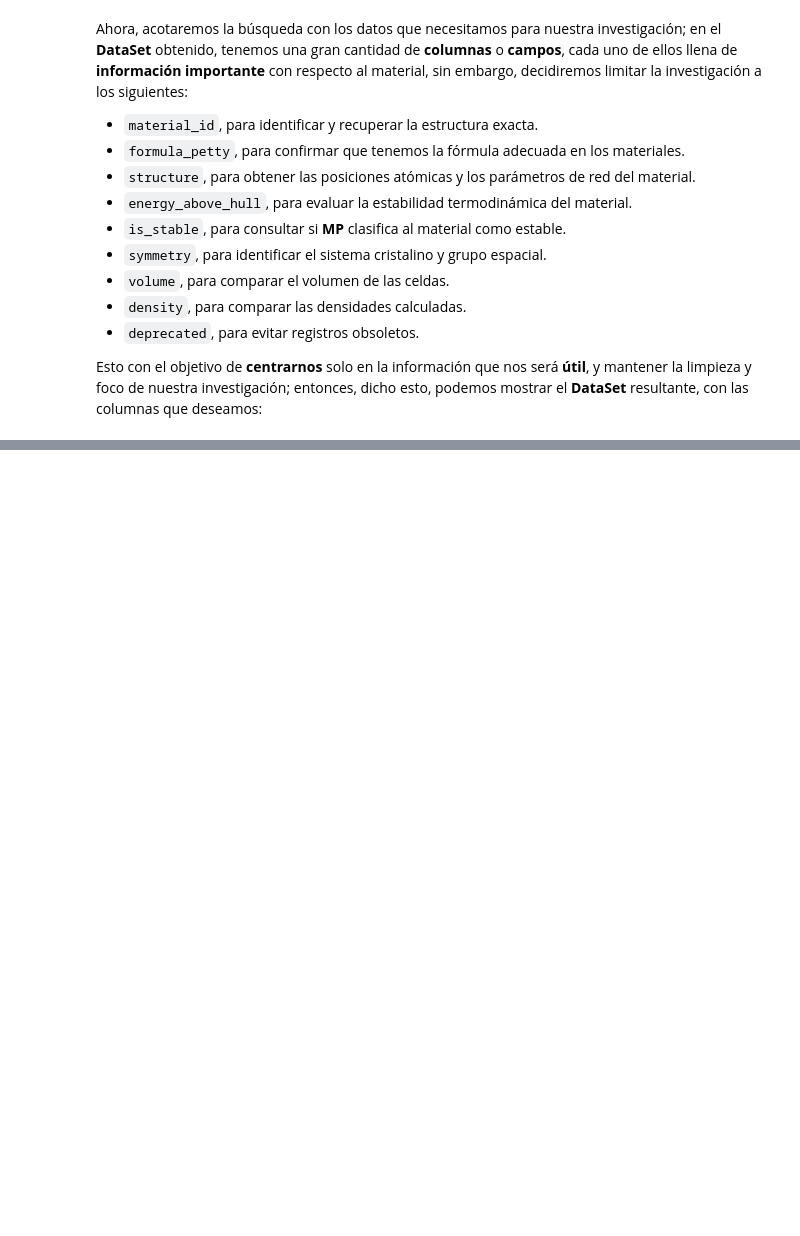
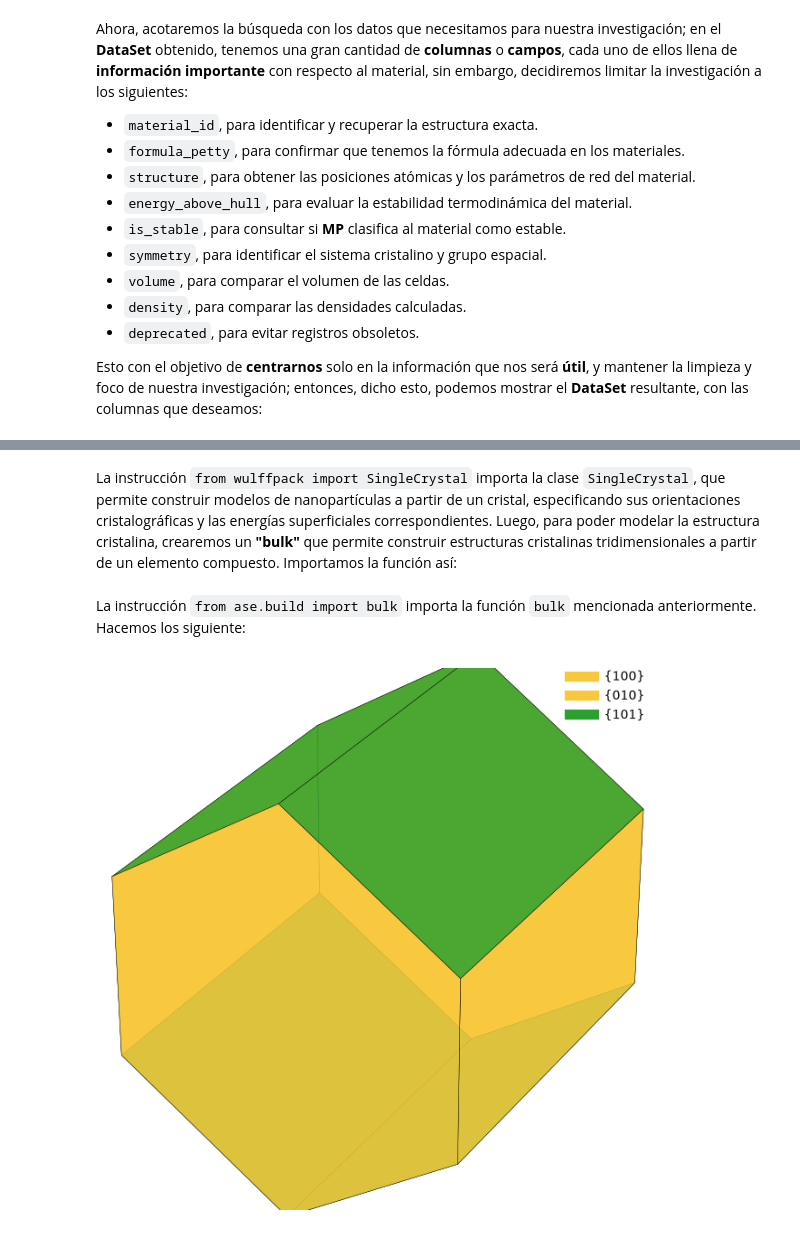
Before and after one commit to nicolascuellosuarez/HydrogenStorage, a Jupyter notebook: src/Minería y Análisis de Materiales para el Almacenamiento de Hidrógeno.ipynb, the cells around one changed output, grey strips where cells are left out. Cells and saved outputs as stored; diff of their text form; code cells hidden in the pictures; blank space fills up the shorter version.

```diff
--- a/src/Minería y Análisis de Materiales para el Almacenamiento de Hidrógeno.ipynb
+++ b/src/Minería y Análisis de Materiales para el Almacenamiento de Hidrógeno.ipynb
@@ -490,0 +489,8 @@ Número de átomos: 24
+# %%
+# Obtenemos la estructura del material.
+
+LiBH4 = materials_project_api.get_structure_by_material_id('mp-aaacpvnh')
+
+# Visualizamos su información
+
+print(LiBH4)
@@ -490,0 +517,4 @@ Número de átomos: 24
+# %%
+# Utilizamos la función .to_ase_atoms().
+
+structure_for_LiBH4 = LiBH4.to_ase_atoms()
@@ -490,0 +781,2 @@ Número de átomos: 24
+# %% [markdown]
+La instrucción `from wulffpack import SingleCrystal` importa la clase `SingleCrystal`, que permite construir modelos de nanopartículas a partir de un cristal, especificando sus orientaciones cristalográficas y las energías superficiales correspondientes. Luego, para poder modelar la estructura cristalina, crearemos un **"bulk"** que permite construir estructuras cristalinas tridimensionales a partir de un elemento compuesto. Importamos la función así:
@@ -490,0 +787,14 @@ Número de átomos: 24
+# %% [markdown]
+La instrucción `from ase.build import bulk` importa la función `bulk` mencionada anteriormente. Hacemos los siguiente:
+# %%
+surfaces = {
+    (1, 0, 0): 0.12,
+    (0, 1, 0): 0.12,
+    (1, 0, 1): 0.12
+}
+# %%
+nanoparticle = SingleCrystal(primitive_structure = structure_for_LiBH4, surface_energies = surfaces, natoms = 500)
+# %%
+nanoparticle.view()
+# %% [output]
+[figure, added]
```
Also changed, not shown: parts of 61 cells of this notebook, 3 other files.
